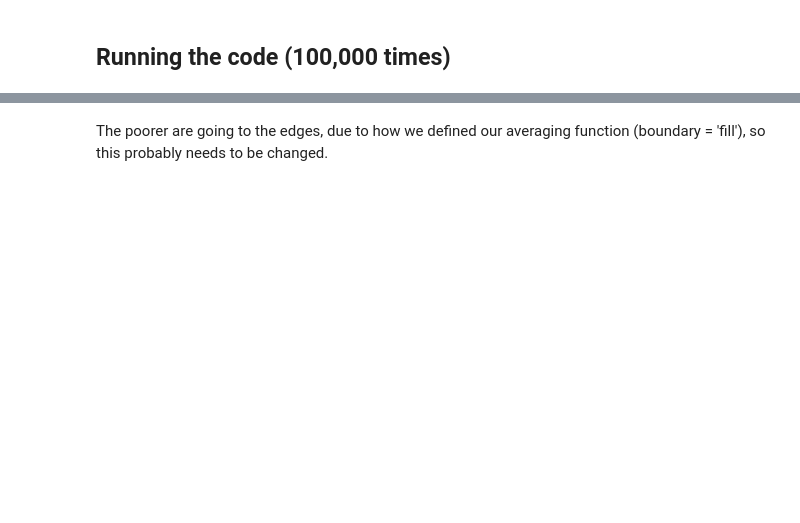
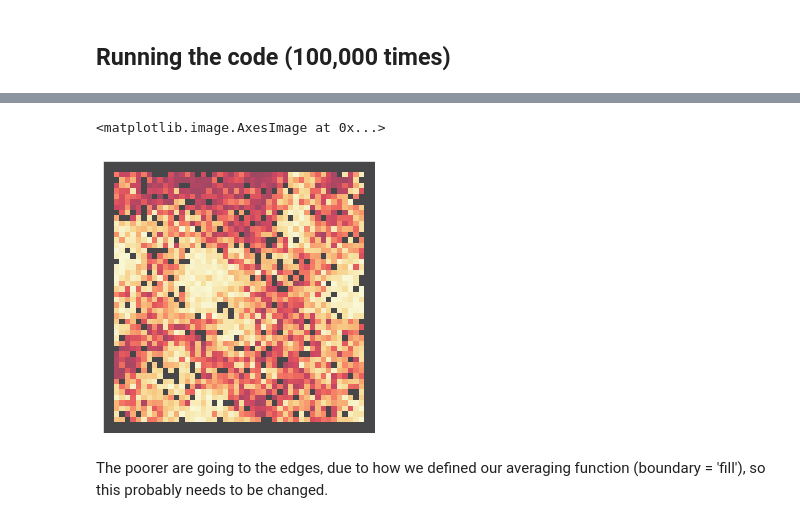
Before and after one commit to Joseph38512/industrial-maths-project-2, a Jupyter notebook: Housing_1-2.ipynb, the cells around one changed output, grey strips where cells are left out. Cells and saved outputs as stored; diff of their text form; code cells hidden in the pictures; blank space fills up the shorter version.

```diff
--- a/Housing_1-2.ipynb
+++ b/Housing_1-2.ipynb
@@ -179,2 +183,7 @@ grid_houses1.draw_values()
+# %%
+grid_agents1.draw_affluences()
+# %% [output]
+<matplotlib.image.AxesImage at 0x...>
+[figure, added]
 # %% [markdown]
 The poorer are going to the edges, due to how we defined our averaging function (boundary = 'fill'), so this probably needs to be changed.
```
Also changed, not shown: parts of 5 cells of this notebook.
